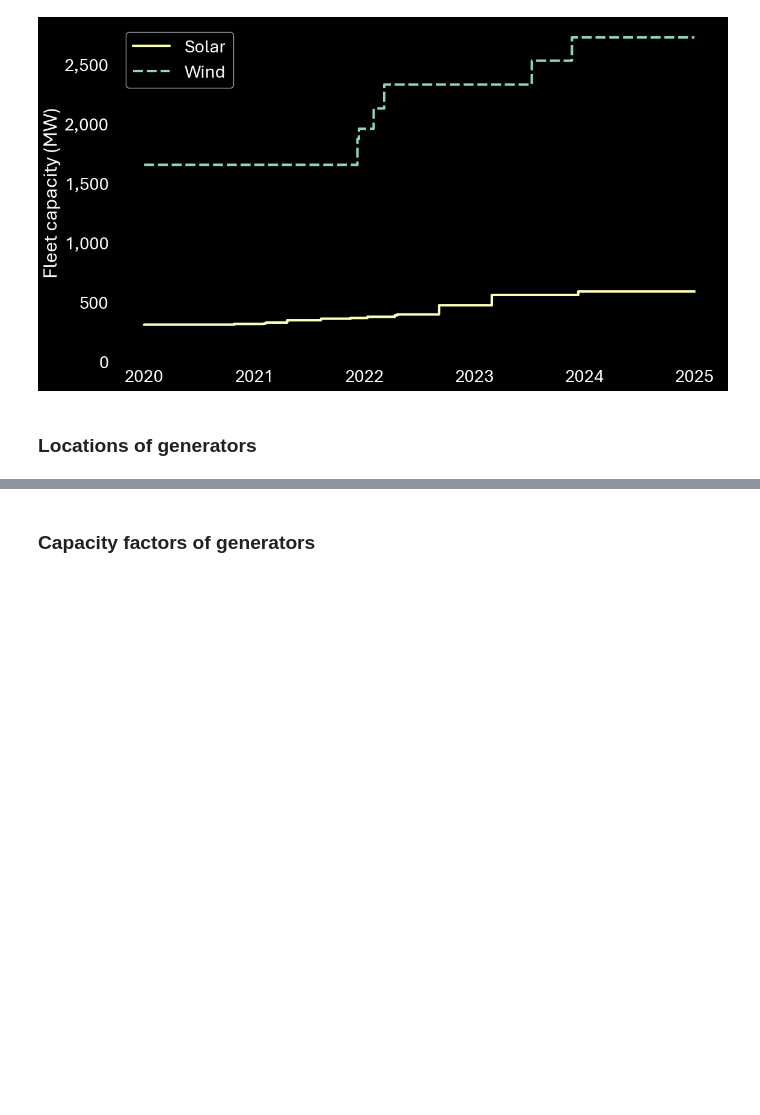
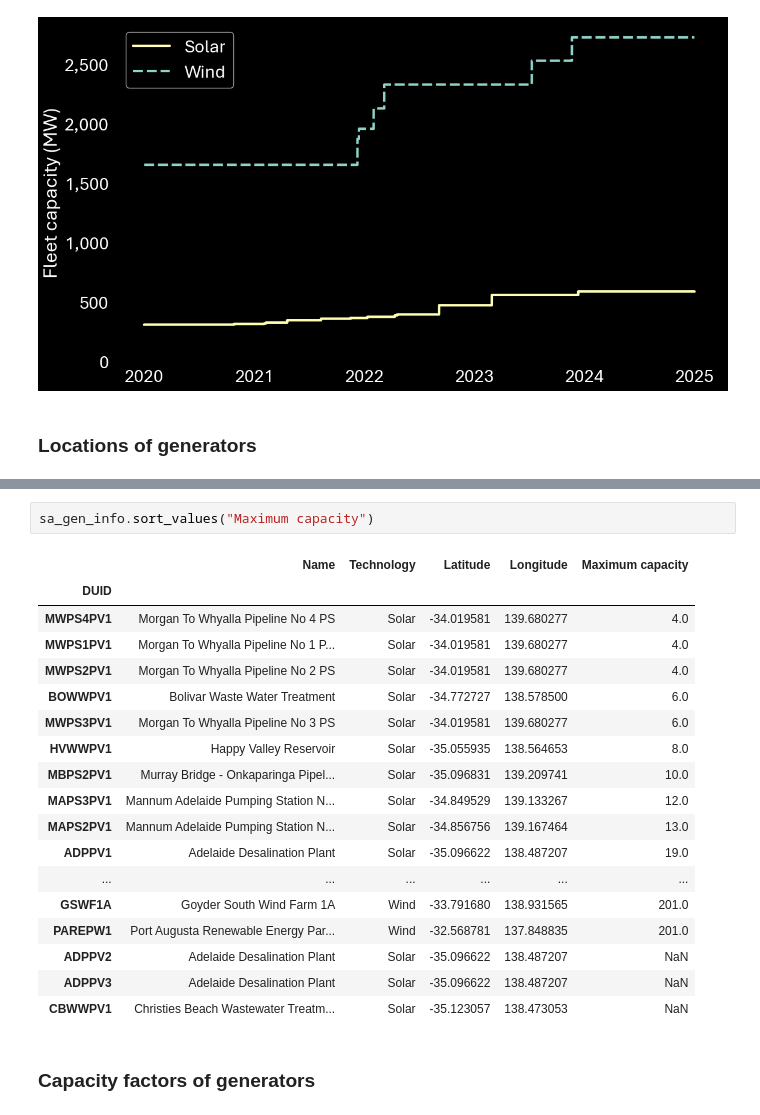
Before and after one commit to MarkusMannheim/contract_modelling, a Jupyter notebook: contract_modelling.ipynb, the cells around one changed output, grey strips where cells are left out. Drawn from its saved outputs; the diff is of its cells as text; blank space fills up the shorter version.

```diff
--- a/contract_modelling.ipynb
+++ b/contract_modelling.ipynb
@@ -251,3 +233,24 @@ plt.show()
+# %%
+sa_gen_info.sort_values("Maximum capacity")
+# %% [output]
+|  | Name | Technology | Latitude | Longitude | Maximum capacity |
+| DUID |  |  |  |  |  |
+| MWPS4PV1 | Morgan To Whyalla Pipeline No 4 PS | Solar | -34.019581 | 139.680277 | 4.0 |
+| MWPS1PV1 | Morgan To Whyalla Pipeline No 1 P... | Solar | -34.019581 | 139.680277 | 4.0 |
+| MWPS2PV1 | Morgan To Whyalla Pipeline No 2 PS | Solar | -34.019581 | 139.680277 | 4.0 |
+| BOWWPV1 | Bolivar Waste Water Treatment | Solar | -34.772727 | 138.578500 | 6.0 |
+| MWPS3PV1 | Morgan To Whyalla Pipeline No 3 PS | Solar | -34.019581 | 139.680277 | 6.0 |
+| HVWWPV1 | Happy Valley Reservoir | Solar | -35.055935 | 138.564653 | 8.0 |
+| MBPS2PV1 | Murray Bridge - Onkaparinga Pipel... | Solar | -35.096831 | 139.209741 | 10.0 |
+| MAPS3PV1 | Mannum Adelaide Pumping Station N... | Solar | -34.849529 | 139.133267 | 12.0 |
+| MAPS2PV1 | Mannum Adelaide Pumping Station N... | Solar | -34.856756 | 139.167464 | 13.0 |
+| ADPPV1 | Adelaide Desalination Plant | Solar | -35.096622 | 138.487207 | 19.0 |
+| ... | ... | ... | ... | ... | ... |
+| GSWF1A | Goyder South Wind Farm 1A | Wind | -33.791680 | 138.931565 | 201.0 |
+| PAREPW1 | Port Augusta Renewable Energy Par... | Wind | -32.568781 | 137.848835 | 201.0 |
+| ADPPV2 | Adelaide Desalination Plant | Solar | -35.096622 | 138.487207 | NaN |
+| ADPPV3 | Adelaide Desalination Plant | Solar | -35.096622 | 138.487207 | NaN |
+| CBWWPV1 | Christies Beach Wastewater Treatm... | Solar | -35.123057 | 138.473053 | NaN |
 # %% [markdown]
 ### Capacity factors of generators
 # %%
```
Also changed, not shown: parts of 3 cells of this notebook, 1 other file.
